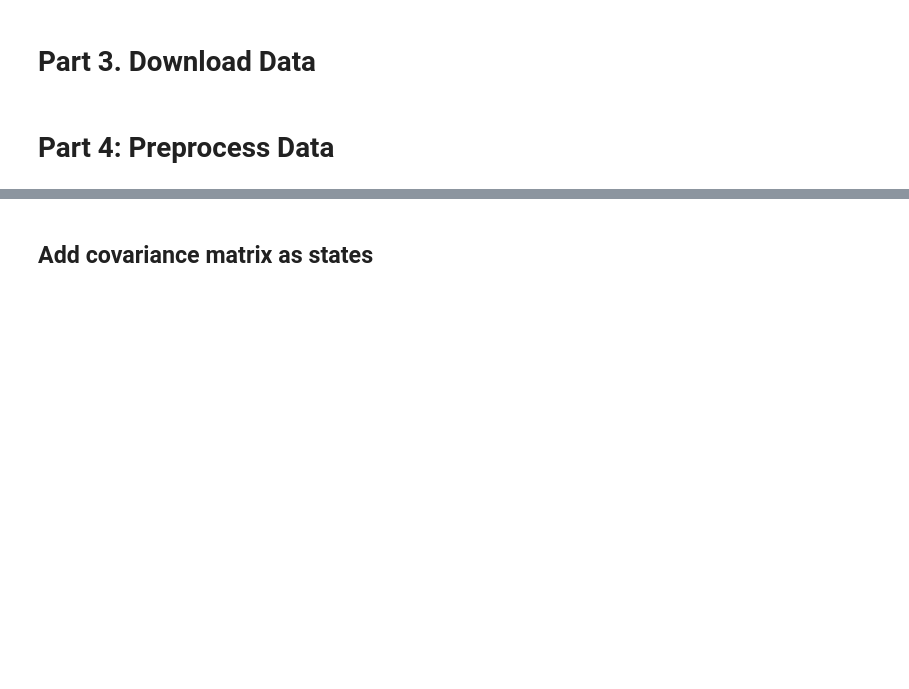
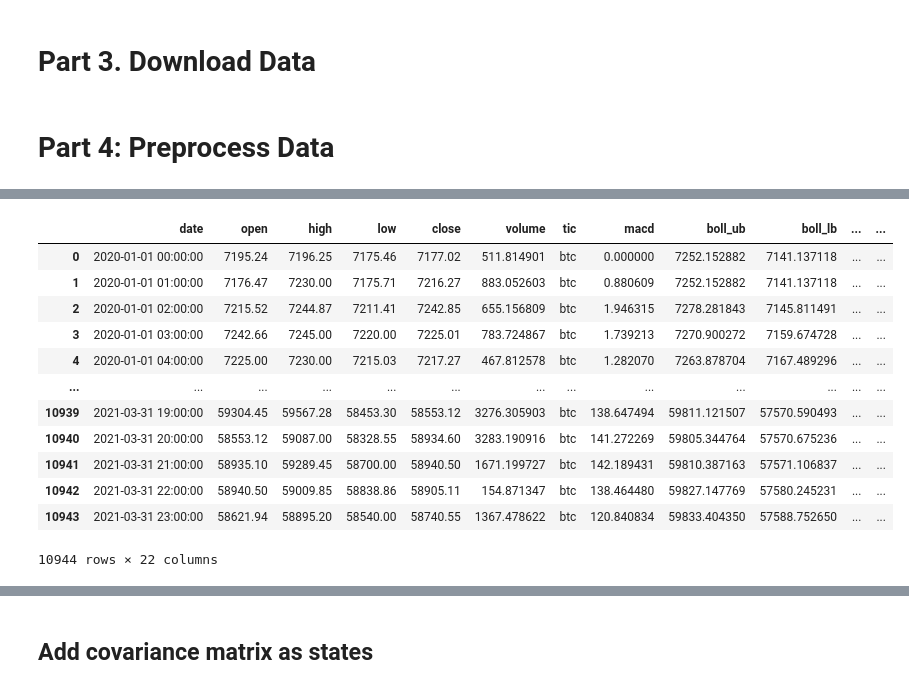
Before and after one commit to Toroi01/TradingRLBot, a Jupyter notebook: main.ipynb, the cells around one changed output, grey strips where cells are left out. Cells and saved outputs as stored; diff of their text form; code cells hidden in the pictures; blank space fills up the shorter version.

```diff
--- a/main.ipynb
+++ b/main.ipynb
@@ -74,10 +81,13 @@ if not os.path.exists(config.RESULTS_DIR):
 <a id='2'></a>
 # Part 3. Download Data
 # %%
-data_downloader = CryptoDownloader_binance(config.START_DATE, config.END_DATE, config.MULTIPLE_TICKER_8, config.DATA_SAVE_DIR, config.DATA_GRANULARITY)
+data_downloader_singleticker = CryptoDownloader_binance(config.START_DATE, config.END_DATE, config.SINGLE_TICKER, config.DATA_SAVE_DIR_SINGLETICKER, config.DATA_GRANULARITY)
+data_downloader_multipleticker = CryptoDownloader_binance(config.START_DATE, config.END_DATE, config.MULTIPLE_TICKER_8, config.DATA_SAVE_DIR, config.DATA_GRANULARITY)
 if download_data:
-    data_downloader.download_data()
-df = data_downloader.load()
+    data_downloader_singleticker.download_data()
+    data_downloader_multipleticker.download_data()
+df_singleticker = data_downloader_singleticker.load()
+df_multipleticker = data_downloader_multipleticker.load()
 # %% [markdown]
 # Part 4: Preprocess Data
 # %%
@@ -86,6 +96,7 @@ fe = FeatureEngineer(
                     use_turbulence=False,
                     user_defined_feature = False)
 
-df = fe.preprocess_data(df)
+df_singleticker = fe.preprocess_data(df_singleticker)
+df_multipleticker = fe.preprocess_data(df_multipleticker)
 # %% [output]
 Successfully added technical indicators
@@ -107,0 +104,16 @@ df
+# %%
+df_singleticker
+# %% [output]
+|  | date | open | high | low | close | volume | tic | macd | boll_ub | boll_lb | ... | ... |
+| 0 | 2020-01-01 00:00:00 | 7195.24 | 7196.25 | 7175.46 | 7177.02 | 511.814901 | btc | 0.000000 | 7252.152882 | 7141.137118 | ... | ... |
+| 1 | 2020-01-01 01:00:00 | 7176.47 | 7230.00 | 7175.71 | 7216.27 | 883.052603 | btc | 0.880609 | 7252.152882 | 7141.137118 | ... | ... |
+| 2 | 2020-01-01 02:00:00 | 7215.52 | 7244.87 | 7211.41 | 7242.85 | 655.156809 | btc | 1.946315 | 7278.281843 | 7145.811491 | ... | ... |
+| 3 | 2020-01-01 03:00:00 | 7242.66 | 7245.00 | 7220.00 | 7225.01 | 783.724867 | btc | 1.739213 | 7270.900272 | 7159.674728 | ... | ... |
+| 4 | 2020-01-01 04:00:00 | 7225.00 | 7230.00 | 7215.03 | 7217.27 | 467.812578 | btc | 1.282070 | 7263.878704 | 7167.489296 | ... | ... |
+| ... | ... | ... | ... | ... | ... | ... | ... | ... | ... | ... | ... | ... |
+| 10939 | 2021-03-31 19:00:00 | 59304.45 | 59567.28 | 58453.30 | 58553.12 | 3276.305903 | btc | 138.647494 | 59811.121507 | 57570.590493 | ... | ... |
+| 10940 | 2021-03-31 20:00:00 | 58553.12 | 59087.00 | 58328.55 | 58934.60 | 3283.190916 | btc | 141.272269 | 59805.344764 | 57570.675236 | ... | ... |
+| 10941 | 2021-03-31 21:00:00 | 58935.10 | 59289.45 | 58700.00 | 58940.50 | 1671.199727 | btc | 142.189431 | 59810.387163 | 57571.106837 | ... | ... |
+| 10942 | 2021-03-31 22:00:00 | 58940.50 | 59009.85 | 58838.86 | 58905.11 | 154.871347 | btc | 138.464480 | 59827.147769 | 57580.245231 | ... | ... |
+| 10943 | 2021-03-31 23:00:00 | 58621.94 | 58895.20 | 58540.00 | 58740.55 | 1367.478622 | btc | 120.840834 | 59833.404350 | 57588.752650 | ... | ... |
+10944 rows × 22 columns
```
Also changed, not shown: parts of 46 cells of this notebook, 2 other files.
